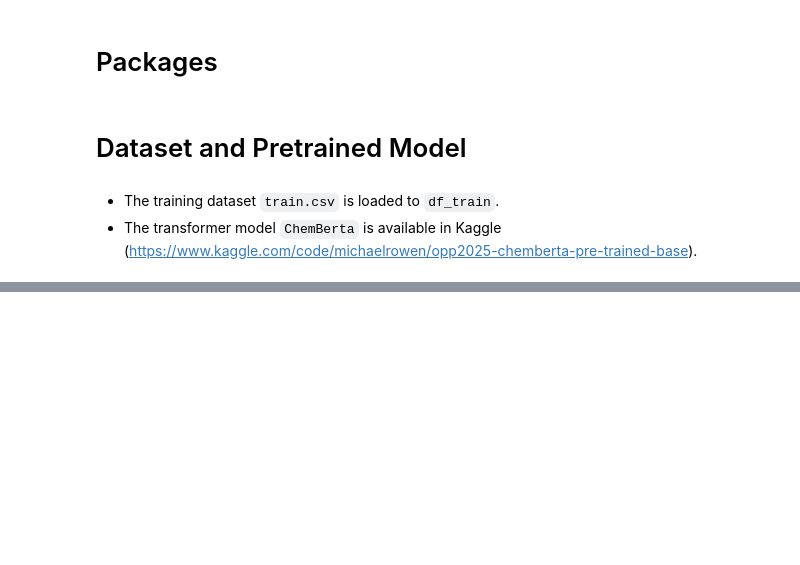
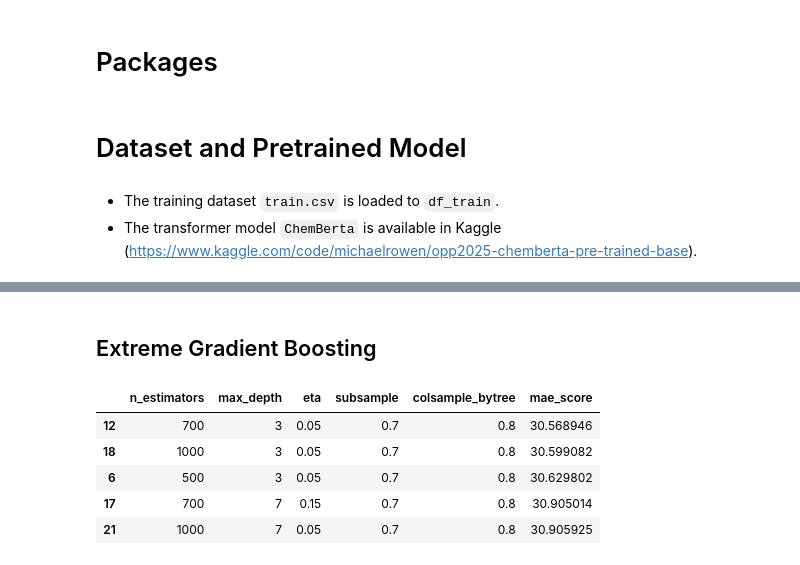
Before and after one commit to andyc1997/Melting-Point-Estimation-with-ChemBert, a Jupyter notebook: melting-pointing-prediction-with-chembert.ipynb, the cells around one changed output, grey strips where cells are left out. Saved outputs shown, nothing was run; the diff lists cells and outputs as text; code cells hidden in the pictures; blank space fills up the shorter version.

```diff
--- a/melting-pointing-prediction-with-chembert.ipynb
+++ b/melting-pointing-prediction-with-chembert.ipynb
@@ -26,0 +36,4 @@ df_train['TmS'] = Tm_Scaler.transform(df_train[['Tm']]).flatten()
+# %%
+seed = 20251017
+torch.manual_seed(seed)
+df_train, df_val = train_test_split(df_train, test_size=0.2, random_state=seed)
@@ -257,0 +253,8 @@ df_out.to_csv('./submission.csv', index=False)
+# %%
+# Generate features for training set
+embeddings_train = extract_chembert_embeddings(df_train['SMILES'], chemberta, df_train.shape[0])
+molecular_features_train = extract_simple_molecular_features(df_train['SMILES'])
+
+# Generate features for validation set
+embeddings_val = extract_chembert_embeddings(df_val['SMILES'], chemberta, df_val.shape[0])
+molecular_features_val = extract_simple_molecular_features(df_val['SMILES'])
@@ -257,0 +333,35 @@ df_out.to_csv('./submission.csv', index=False)
+# %% [markdown]
+## Extreme Gradient Boosting
+# %%
+# Define hyperparameter grid for optimization
+param_grid = {
+    'n_estimators' : [200, 500, 700, 1000],
+    'max_depth': [3, 7],
+    'eta': [0.05, 0.1, 0.15],
+    'subsample': [0.7],
+    'colsample_bytree': [0.8]
+}
+mae_scores = []
+
+for n_estimators in param_grid['n_estimators']:
+    for max_depth in param_grid['max_depth']:
+        for eta in param_grid['eta']:
+            for subsample in param_grid['subsample']:
+                for colsample_bytree in param_grid['colsample_bytree']:
+                    model_xgb = xgb.XGBRegressor(n_estimators=n_estimators, max_depth=max_depth, eta=eta, subsample=subsample, colsample_bytree=colsample_bytree, random_state=seed)
+                    model_xgb.fit(X_train, y_train)
+                    y_pred = model_xgb.predict(X_val)
+                    mae_score = mean_absolute_error(y_val, y_pred) * std
+                    mae_scores.append([n_estimators, max_depth, eta, subsample, colsample_bytree, mae_score])
+
+df_downstream = pd.DataFrame(mae_scores, columns=['n_estimators', 'max_depth', 'eta', 'subsample', 'colsample_bytree', 'mae_score'])
+# %%
+df_downstream.sort_values(by='mae_score', inplace=True)
+df_downstream.head()
+# %% [output]
+|  | n_estimators | max_depth | eta | subsample | colsample_bytree | mae_score |
+| 12 | 700 | 3 | 0.05 | 0.7 | 0.8 | 30.568946 |
+| 18 | 1000 | 3 | 0.05 | 0.7 | 0.8 | 30.599082 |
+| 6 | 500 | 3 | 0.05 | 0.7 | 0.8 | 30.629802 |
+| 17 | 700 | 7 | 0.15 | 0.7 | 0.8 | 30.905014 |
+| 21 | 1000 | 7 | 0.05 | 0.7 | 0.8 | 30.905925 |
```
Also changed, not shown: parts of 47 cells of this notebook.
